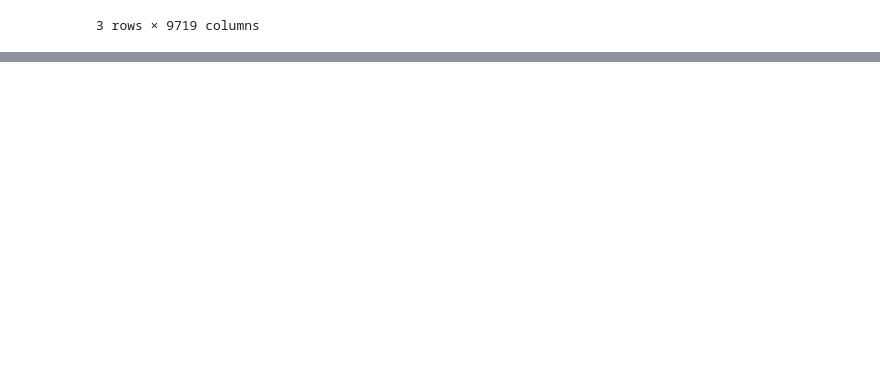
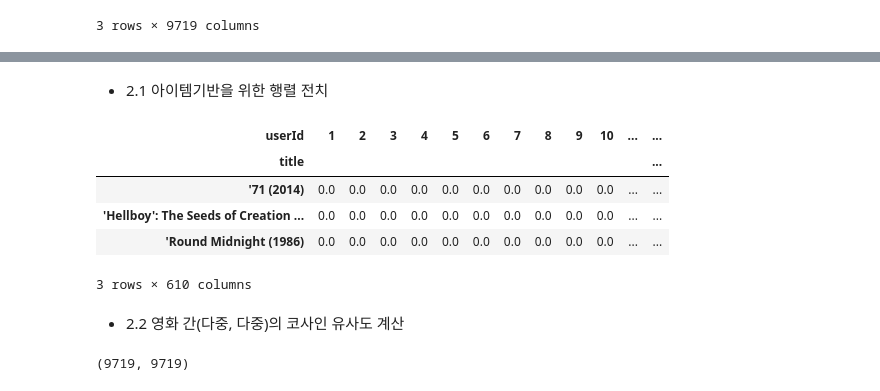
Before and after one commit to good0neighbour/ESTCampAI, a Jupyter notebook: 추천시스템/ex02_영화_추천_기능_구현_Collaborative_Filtering(협업_필터링).ipynb, the cells around one changed output, grey strips where cells are left out. Saved outputs shown, nothing was run; the diff lists cells and outputs as text; code cells hidden in the pictures; blank space fills up the shorter version.

```diff
--- a/추천시스템/ex02_영화_추천_기능_구현_Collaborative_Filtering(협업_필터링).ipynb
+++ b/추천시스템/ex02_영화_추천_기능_구현_Collaborative_Filtering(협업_필터링).ipynb
@@ -149,0 +170,16 @@ ratings_matrix.head(3)
+# %% [markdown]
+- 2.1 아이템기반을 위한 행렬 전치
+# %%
+# T : Transpose(전치)
+# 아이템 기반을 위한 "행:영화제목, 열:사용자 평점"으로 변경
+ratings_matrix_T = ratings_matrix.T
+ratings_matrix_T.head(3)
+# %% [output]
+| userId | 1 | 2 | 3 | 4 | 5 | 6 | 7 | 8 | 9 | 10 | ... | ... |
+| title |  |  |  |  |  |  |  |  |  |  |  | ... |
+| '71 (2014) | 0.0 | 0.0 | 0.0 | 0.0 | 0.0 | 0.0 | 0.0 | 0.0 | 0.0 | 0.0 | ... | ... |
+| 'Hellboy': The Seeds of Creation ... | 0.0 | 0.0 | 0.0 | 0.0 | 0.0 | 0.0 | 0.0 | 0.0 | 0.0 | 0.0 | ... | ... |
+| 'Round Midnight (1986) | 0.0 | 0.0 | 0.0 | 0.0 | 0.0 | 0.0 | 0.0 | 0.0 | 0.0 | 0.0 | ... | ... |
+3 rows × 610 columns
+# %% [markdown]
+- 2.2 영화 간(다중, 다중)의 코사인 유사도 계산
@@ -149,0 +188,8 @@ ratings_matrix.head(3)
+# %%
+# 음악 추천에서는 (단일, 다중) -> 영화 추천에서는 (다중, 다중) 유사도 사용
+item_sim = cosine_similarity(ratings_matrix_T, ratings_matrix_T)
+item_sim.shape
+item_sim[:3]
+# ndarray 클래스는 컬럼명이 없어서 직관적으로 해석이 어려움
+# %% [output]
+(9719, 9719)
```
Also changed, not shown: parts of 26 cells of this notebook.
